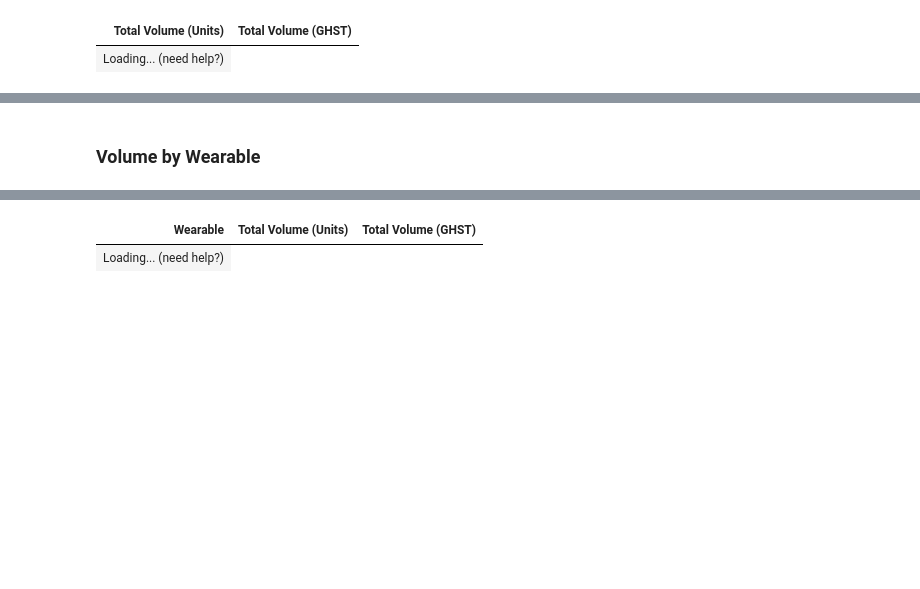
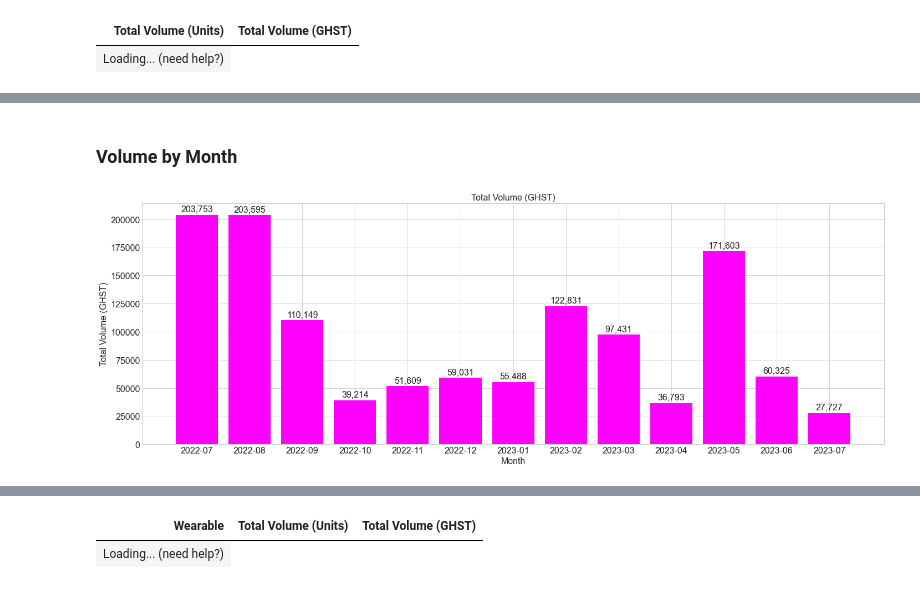
Before and after one commit to mikey-jay/aavegotchi-wearables-report, a Jupyter notebook: wearables_sales_volume.ipynb, the cells around one changed output, grey strips where cells are left out. Cells and saved outputs as stored; diff of their text form; code cells hidden in the pictures; blank space fills up the shorter version.

```diff
--- a/wearables_sales_volume.ipynb
+++ b/wearables_sales_volume.ipynb
@@ -56,2 +40,8 @@ for row in [0,1]:
 # %% [markdown]
-### Volume by Wearable
+### Volume by Month
+# %%
+fig, ax = get_bar_charts(volume_by_month.reset_index(), 'Month', ['Total Volume (GHST)'], [GHST_COLOR])
+ax.tick_params(axis='x')
+plt.show()
+# %% [output]
+[figure, added]
```
Also changed, not shown: parts of 12 cells of this notebook, 8 other files.
